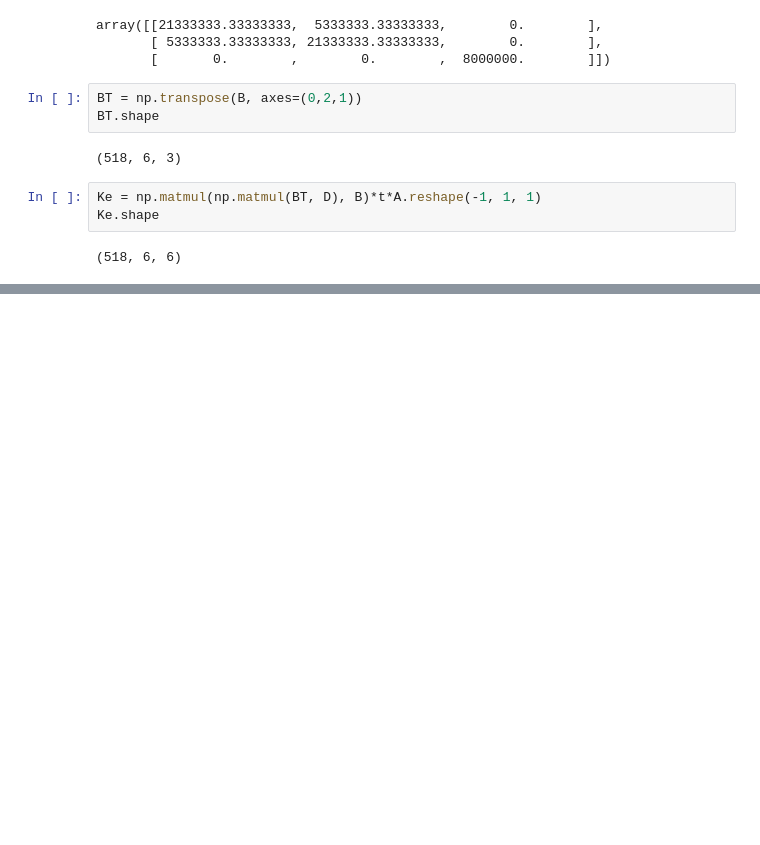
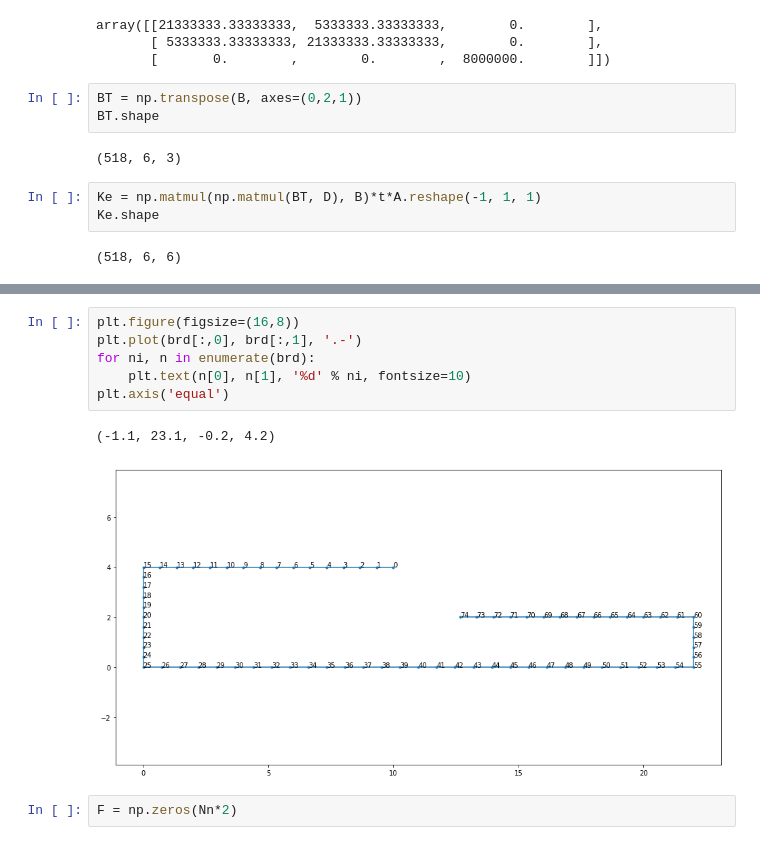
Before and after one commit to BoberSA/FEMCourse, a Jupyter notebook: Segerlind_p235.ipynb, the cells around one changed output, grey strips where cells are left out. Drawn from its saved outputs; the diff is of its cells as text; blank space fills up the shorter version.

```diff
--- a/Segerlind_p235.ipynb
+++ b/Segerlind_p235.ipynb
@@ -218,0 +269,11 @@ Ke.shape
+# %%
+plt.figure(figsize=(16,8))
+plt.plot(brd[:,0], brd[:,1], '.-')
+for ni, n in enumerate(brd):
+    plt.text(n[0], n[1], '%d' % ni, fontsize=10)
+plt.axis('equal')
+# %% [output]
+(-1.1, 23.1, -0.2, 4.2)
+[figure, added]
+# %%
+F = np.zeros(Nn*2)
```
Also changed, not shown: parts of 38 cells of this notebook.
